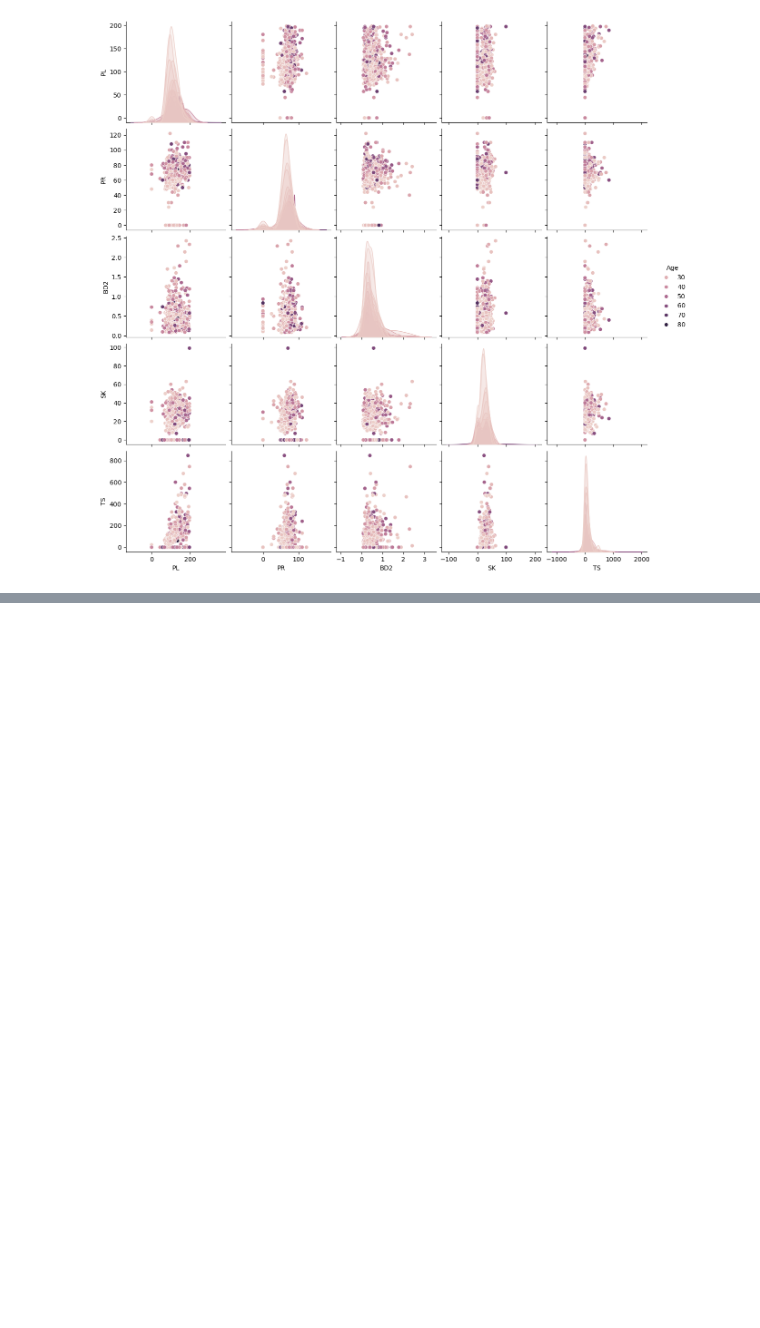
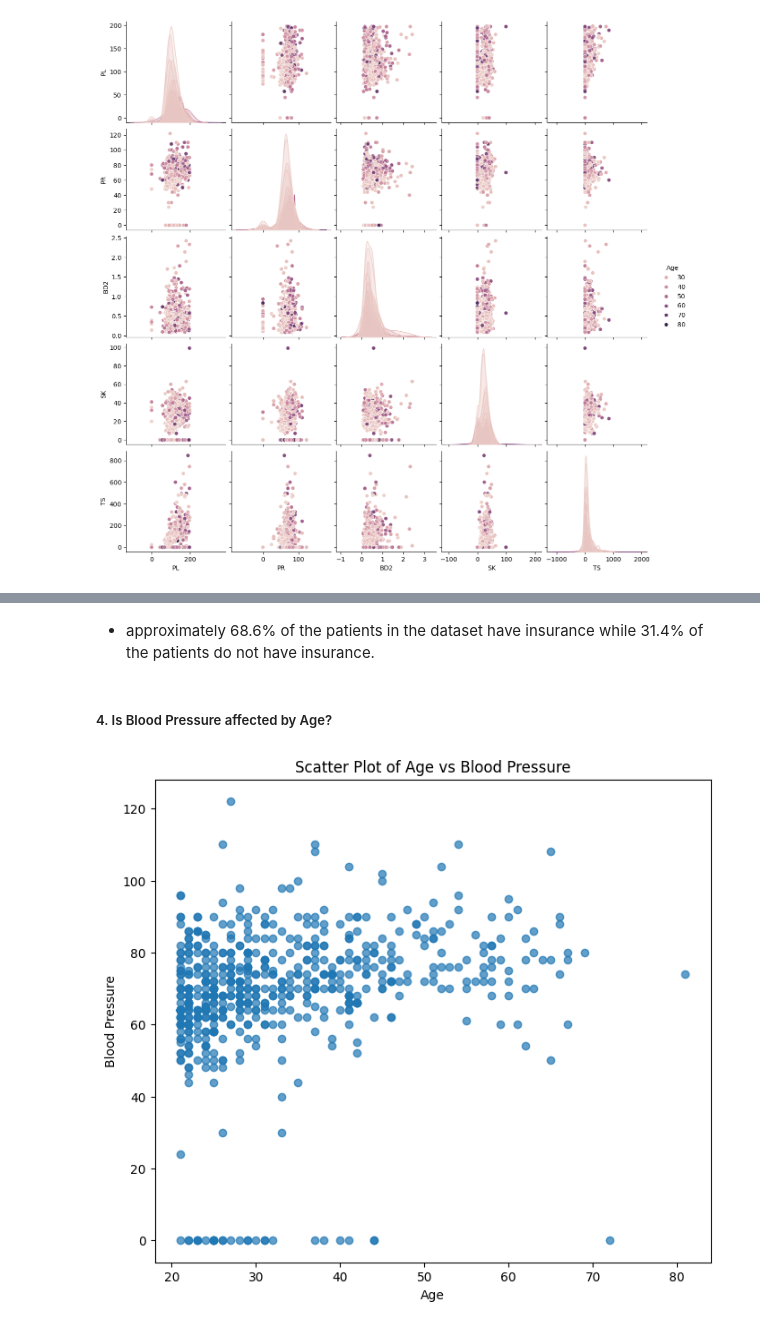
Before and after one commit to CodeGraceWanjiku/Sepsis_Prediction_API, a Jupyter notebook: notebook.ipynb, the cells around one changed output, grey strips where cells are left out. Drawn from its saved outputs; the diff is of its cells as text; code cells hidden in the pictures; blank space fills up the shorter version.

```diff
--- a/notebook.ipynb
+++ b/notebook.ipynb
@@ -247,0 +335,13 @@ sns.pairplot(data=blood_features,hue='Age')
+# %% [markdown]
+ - approximately 68.6% of the patients in the dataset have insurance while 31.4% of the patients do not have insurance.
+# %% [markdown]
+##### 4. Is Blood Pressure affected by Age?
+# %%
+plt.figure(figsize=(8,7))
+plt.scatter(train_data['Age'],train_data['PR'],alpha=0.7)
+plt.xlabel('Age')
+plt.ylabel('Blood Pressure')
+plt.title("Scatter Plot of Age vs Blood Pressure")
+plt.show()
+# %% [output]
+[figure, added]
```
Also changed, not shown: parts of 48 cells of this notebook, 7 other files.
